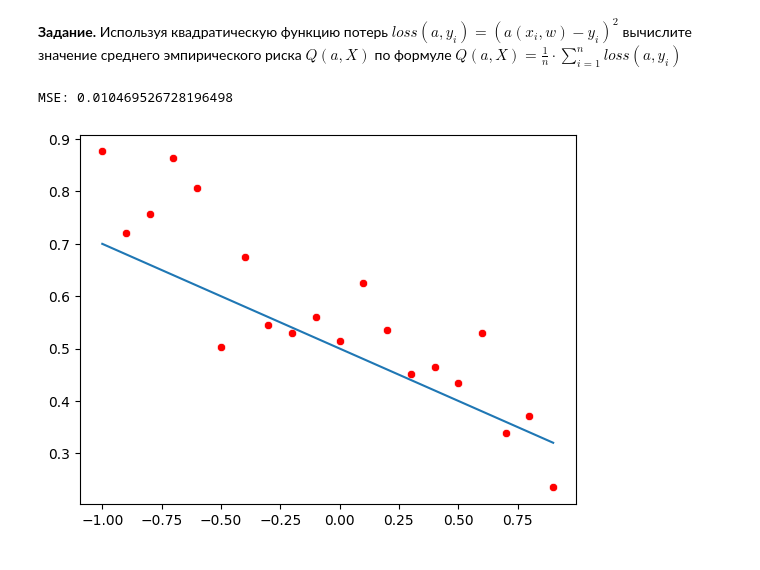
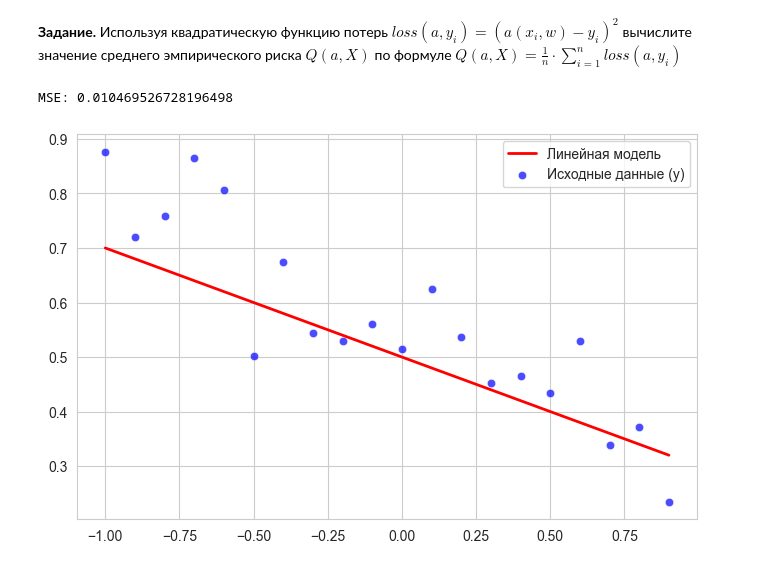
Before and after one commit to skv-analyst/education, a Jupyter notebook: ml-balakirev/01-intro/01-linear-models.ipynb, the cells around one changed output. Cells and saved outputs as stored; diff of their text form; code cells hidden in the pictures.

```diff
--- a/ml-balakirev/01-intro/01-linear-models.ipynb
+++ b/ml-balakirev/01-intro/01-linear-models.ipynb
@@ -35,7 +37,8 @@ mse = np.mean(loss(predicted, y))                       # Вычисляем Mea
 # %%
 print(f"MSE: {mse}")
-sns.lineplot(x=x, y=predicted)
-sns.scatterplot(x=x, y=y, color="red");
+plt.figure(figsize=(8, 5))
+sns.lineplot(x=x, y=y_predicted, color="red", label="Линейная модель", linewidth=2)
+sns.scatterplot(x=x, y=y, color="blue", label="Исходные данные (y)", alpha=0.7);
 # %% [output]
 MSE: 0.010469526728196498
-[figure, old version]
+[figure, new version]
```
Also changed, not shown: parts of 12 cells of this notebook.
